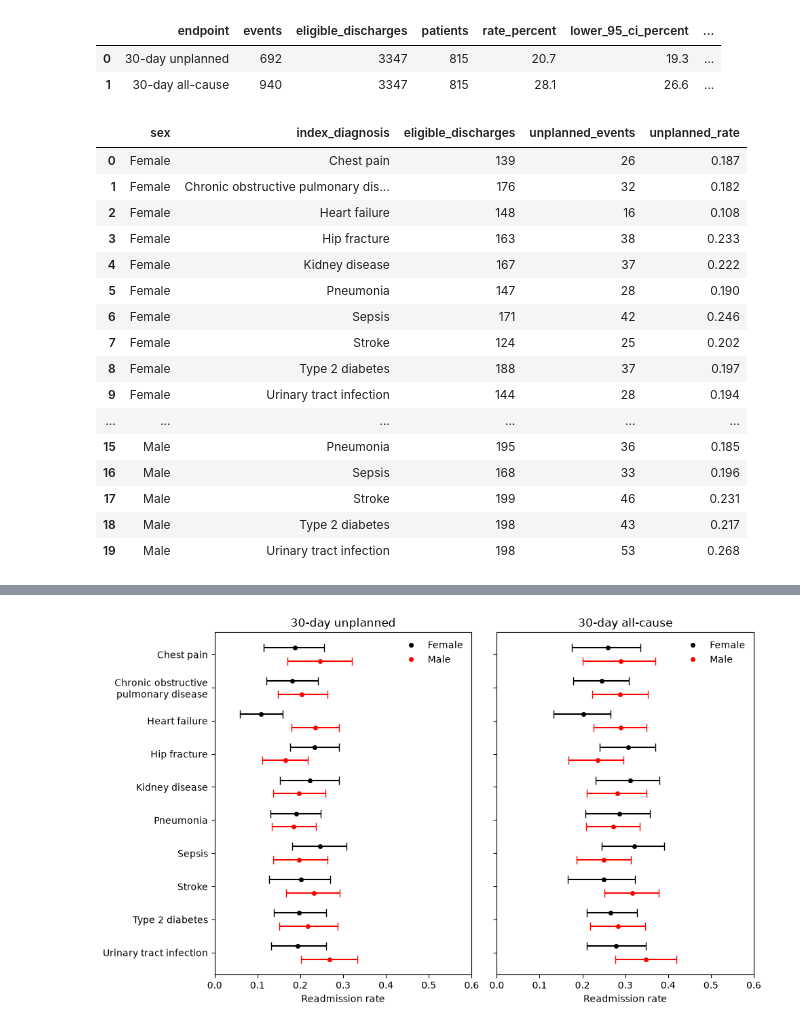
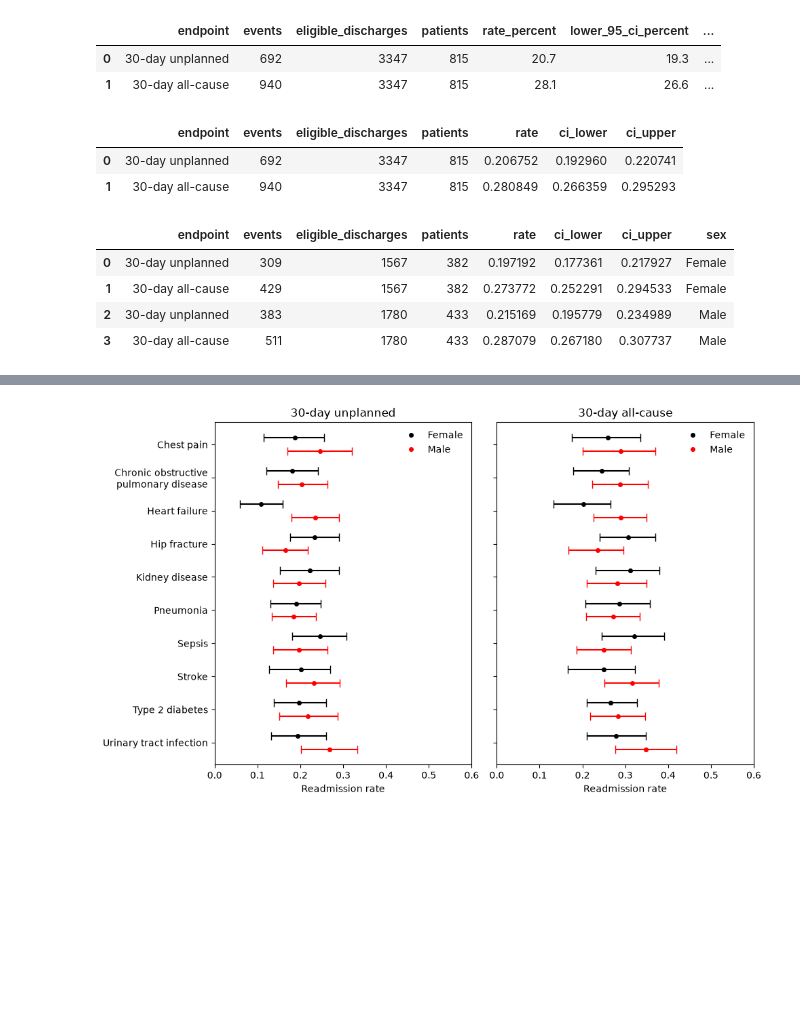
Before and after one commit to robertmaidstone/readmission-study, a Jupyter notebook: notebooks/analysis.ipynb, the cells around one changed output, grey strips where cells are left out. Saved outputs shown, nothing was run; the diff lists cells and outputs as text; code cells hidden in the pictures; blank space fills up the shorter version.

```diff
--- a/notebooks/analysis.ipynb
+++ b/notebooks/analysis.ipynb
@@ -292,34 +278,32 @@ summary_table[[
 |  | endpoint | events | eligible_discharges | patients | rate_percent | lower_95_ci_percent | ... |
 | 0 | 30-day unplanned | 692 | 3347 | 815 | 20.7 | 19.3 | ... |
 | 1 | 30-day all-cause | 940 | 3347 | 815 | 28.1 | 26.6 | ... |
-# %%
-plot_data = (
-    readmission_outcomes.groupby(["sex", "index_diagnosis"], as_index=False)
-    .agg(
-        eligible_discharges=("index_admission_id", "size"),
-        unplanned_events=("readmission_30d_unplanned", "sum"),
-    )
-    .assign(
-        unplanned_rate=lambda data: data["unplanned_events"] / data["eligible_discharges"]
-    )
-    .round({"unplanned_rate": 3})
-)
-display(plot_data)
-# %% [output]
-|  | sex | index_diagnosis | eligible_discharges | unplanned_events | unplanned_rate |
-| 0 | Female | Chest pain | 139 | 26 | 0.187 |
-| 1 | Female | Chronic obstructive pulmonary dis... | 176 | 32 | 0.182 |
-| 2 | Female | Heart failure | 148 | 16 | 0.108 |
-| 3 | Female | Hip fracture | 163 | 38 | 0.233 |
-| 4 | Female | Kidney disease | 167 | 37 | 0.222 |
-| 5 | Female | Pneumonia | 147 | 28 | 0.190 |
-| 6 | Female | Sepsis | 171 | 42 | 0.246 |
-| 7 | Female | Stroke | 124 | 25 | 0.202 |
-| 8 | Female | Type 2 diabetes | 188 | 37 | 0.197 |
-| 9 | Female | Urinary tract infection | 144 | 28 | 0.194 |
-| ... | ... | ... | ... | ... | ... |
-| 15 | Male | Pneumonia | 195 | 36 | 0.185 |
-| 16 | Male | Sepsis | 168 | 33 | 0.196 |
-| 17 | Male | Stroke | 199 | 46 | 0.231 |
-| 18 | Male | Type 2 diabetes | 198 | 43 | 0.217 |
-| 19 | Male | Urinary tract infection | 198 | 53 | 0.268 |
+# %%
+readmission_summary
+# %% [output]
+|  | endpoint | events | eligible_discharges | patients | rate | ci_lower | ci_upper |
+| 0 | 30-day unplanned | 692 | 3347 | 815 | 0.206752 | 0.192960 | 0.220741 |
+| 1 | 30-day all-cause | 940 | 3347 | 815 | 0.280849 | 0.266359 | 0.295293 |
+# %%
+sex_summaries = []
+
+for (sex), subset in readmission_outcomes.groupby("sex"):
+
+    summary = summarize_readmissions(
+        subset,
+        bootstrap_replicates=2000,
+    )
+
+    summary["sex"] = sex
+
+    sex_summaries.append(summary)
+
+sex_ci = pd.concat(sex_summaries,ignore_index=True)
+
+sex_ci
+# %% [output]
+|  | endpoint | events | eligible_discharges | patients | rate | ci_lower | ci_upper | sex |
+| 0 | 30-day unplanned | 309 | 1567 | 382 | 0.197192 | 0.177361 | 0.217927 | Female |
+| 1 | 30-day all-cause | 429 | 1567 | 382 | 0.273772 | 0.252291 | 0.294533 | Female |
+| 2 | 30-day unplanned | 383 | 1780 | 433 | 0.215169 | 0.195779 | 0.234989 | Male |
+| 3 | 30-day all-cause | 511 | 1780 | 433 | 0.287079 | 0.267180 | 0.307737 | Male |
```
Also changed, not shown: parts of 2 cells of this notebook.
